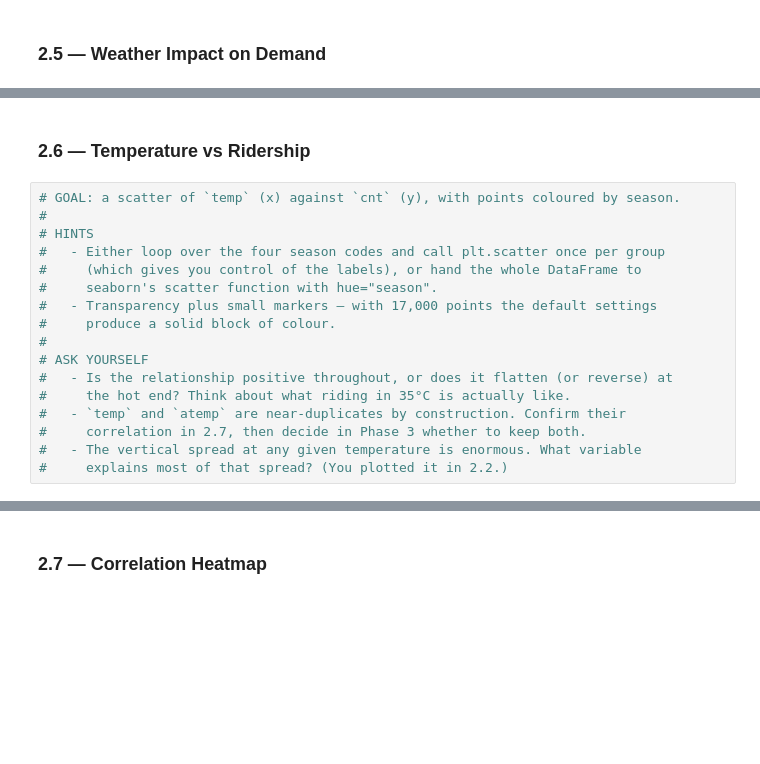
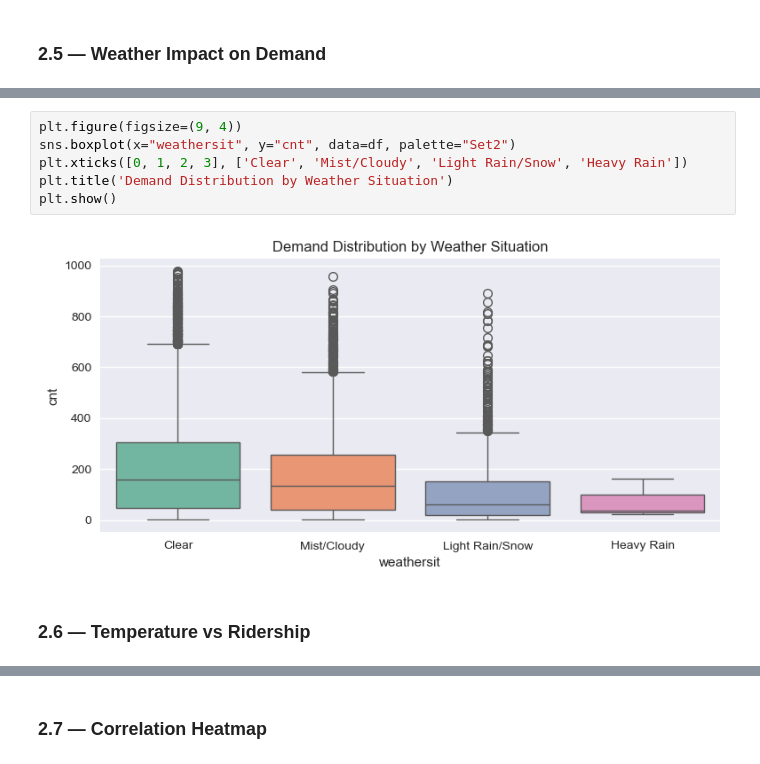
Before and after one commit to sufyan1105/Bike-sharing-demand-prediction, a Jupyter notebook: 03_bike_sharing_demand_predictor.ipynb, the cells around one changed output, grey strips where cells are left out. Drawn from its saved outputs; the diff is of its cells as text; blank space fills up the shorter version.

Commit message:
Completed Phase 2

```diff
--- a/03_bike_sharing_demand_predictor.ipynb
+++ b/03_bike_sharing_demand_predictor.ipynb
@@ -249,19 +246,10 @@ plt.show()
+# %%
+plt.figure(figsize=(9, 4))
+sns.boxplot(x="weathersit", y="cnt", data=df, palette="Set2")
+plt.xticks([0, 1, 2, 3], ['Clear', 'Mist/Cloudy', 'Light Rain/Snow', 'Heavy Rain'])
+plt.title('Demand Distribution by Weather Situation')
+plt.show()
+# %% [output]
+[figure, added]
 # %% [markdown]
 ### 2.6 — Temperature vs Ridership
-# %%
-# GOAL: a scatter of `temp` (x) against `cnt` (y), with points coloured by season.
-#
-# HINTS
-#   - Either loop over the four season codes and call plt.scatter once per group
-#     (which gives you control of the labels), or hand the whole DataFrame to
-#     seaborn's scatter function with hue="season".
-#   - Transparency plus small markers — with 17,000 points the default settings
-#     produce a solid block of colour.
-#
-# ASK YOURSELF
-#   - Is the relationship positive throughout, or does it flatten (or reverse) at
-#     the hot end? Think about what riding in 35°C is actually like.
-#   - `temp` and `atemp` are near-duplicates by construction. Confirm their
-#     correlation in 2.7, then decide in Phase 3 whether to keep both.
-#   - The vertical spread at any given temperature is enormous. What variable
-#     explains most of that spread? (You plotted it in 2.2.)
```
Also changed, not shown: parts of 11 cells of this notebook.
